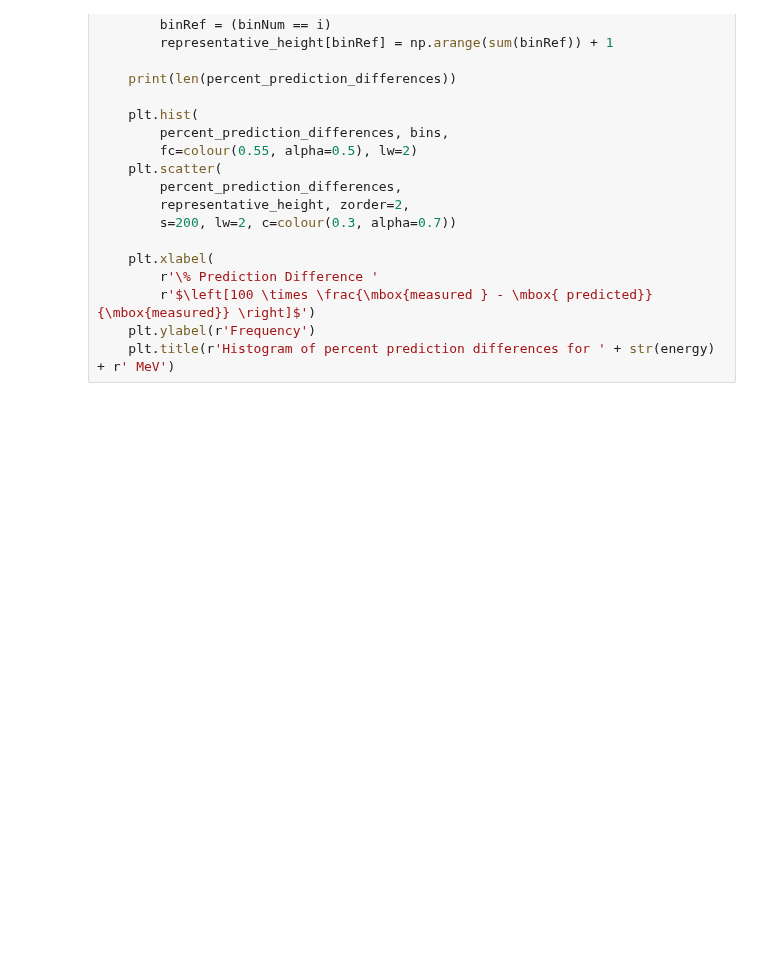
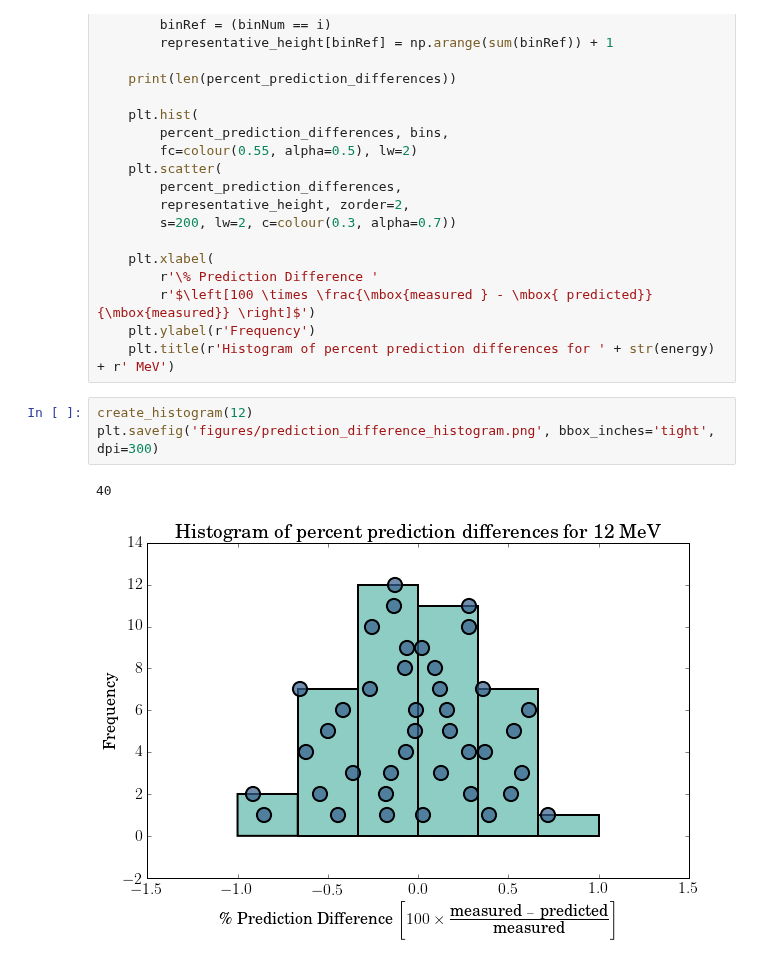
Before and after one commit to SimonBiggs/electronfactors, a Jupyter notebook: examples/Results -- Percent prediction difference histograms.ipynb, the cells around one changed output. Drawn from its saved outputs; the diff is of its cells as text; blank space fills up the shorter version.

```diff
--- a/examples/Results -- Percent prediction difference histograms.ipynb
+++ b/examples/Results -- Percent prediction difference histograms.ipynb
@@ -82,4 +82,10 @@ def create_histogram(energy):
         r'$\left[100 \times \frac{\mbox{measured } - \mbox{ predicted}}{\mbox{measured}} \right]$')
     plt.ylabel(r'Frequency')
     plt.title(r'Histogram of percent prediction differences for ' + str(energy) + r' MeV')
+# %%
+create_histogram(12)
+plt.savefig('figures/prediction_difference_histogram.png', bbox_inches='tight', dpi=300)
+# %% [output]
+40
+[figure, added]
 # %%
```
Also changed, not shown: parts of 1 cell of this notebook, 12 other files.
